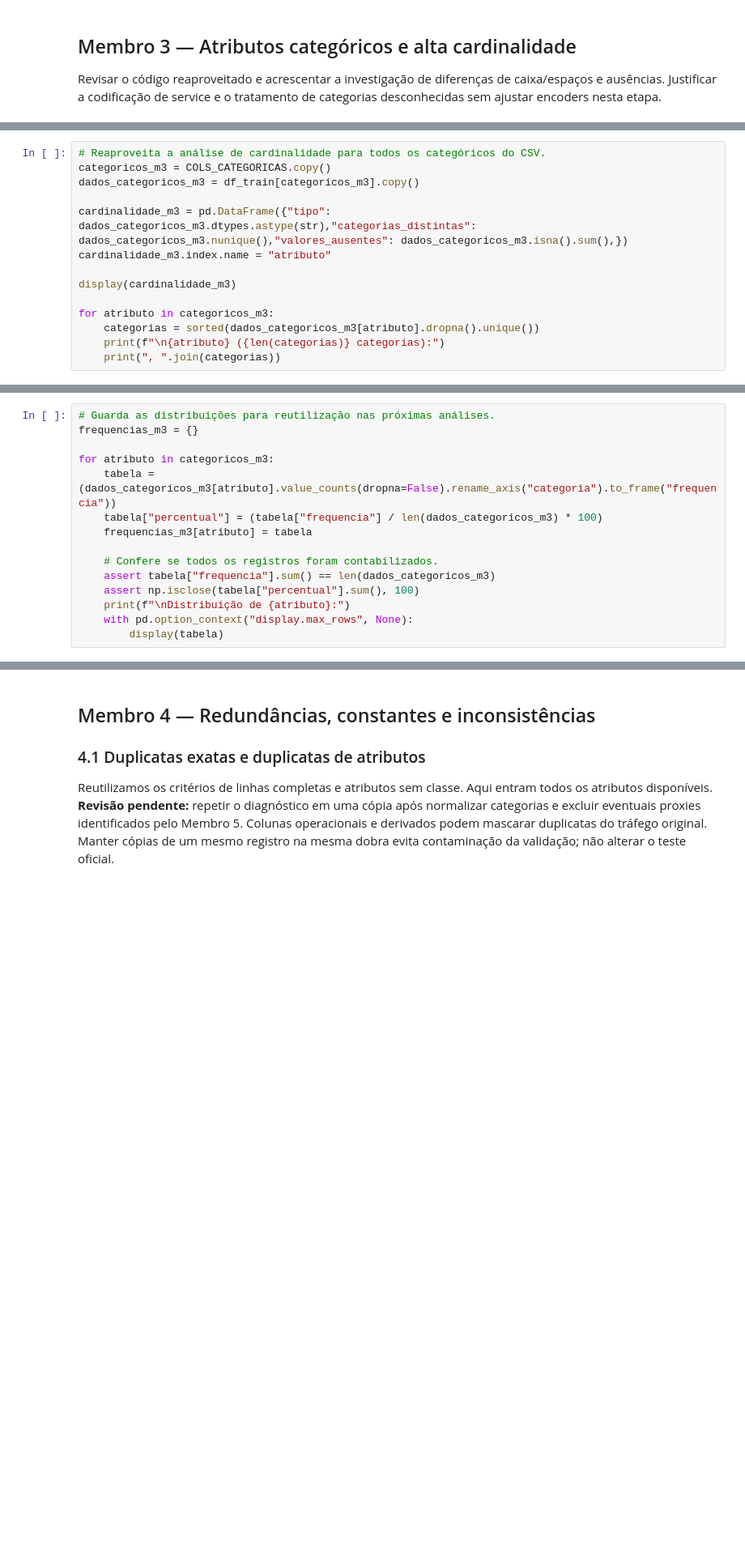
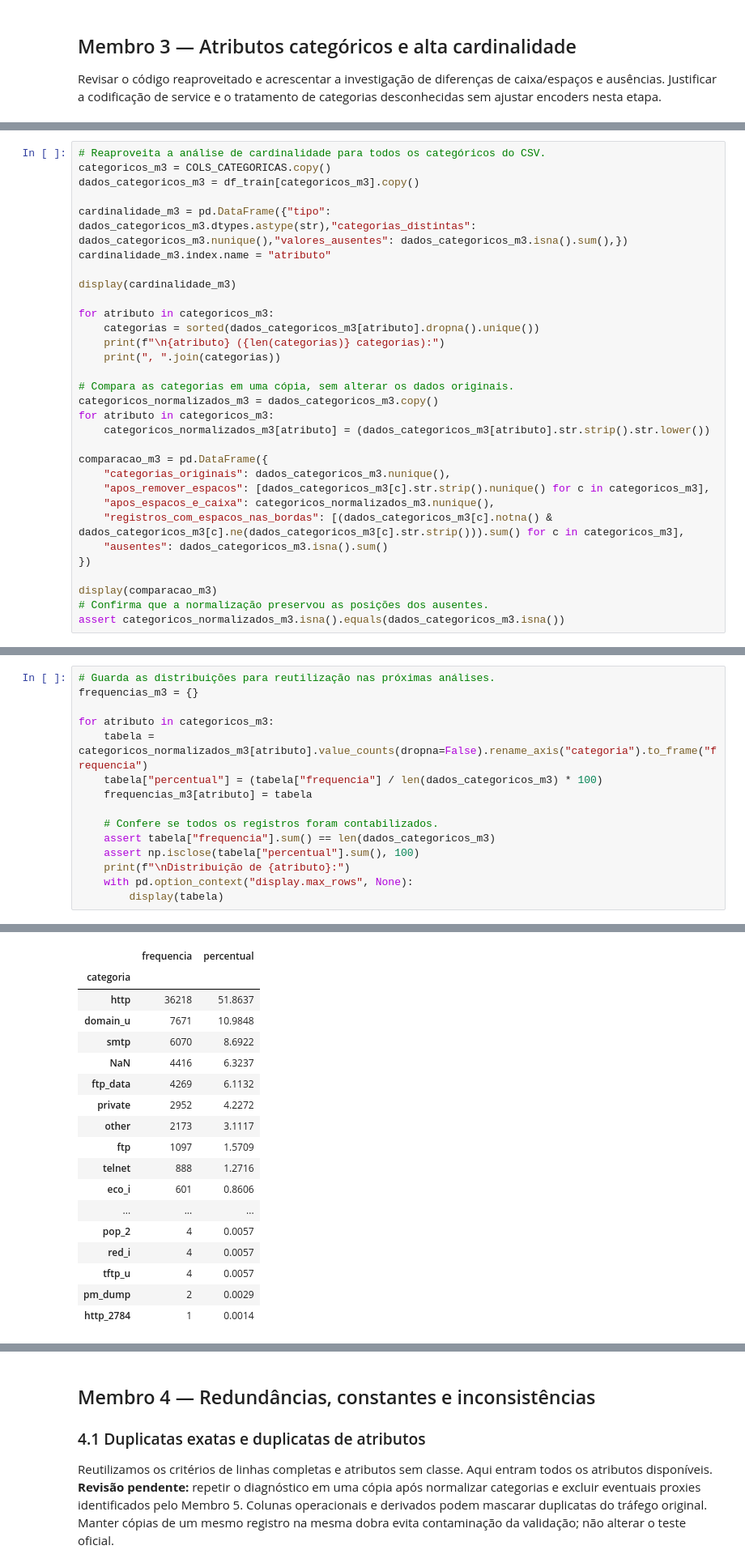
Before and after one commit to matheusmra/tp-ia, a Jupyter notebook: notebooks/01_analise_exploratoria.ipynb, the cells around one changed output, grey strips where cells are left out. Shown at 81% size. Saved outputs shown, nothing was run; the diff lists cells and outputs as text; blank space fills up the shorter version.

```diff
--- a/notebooks/01_analise_exploratoria.ipynb
+++ b/notebooks/01_analise_exploratoria.ipynb
@@ -476,3 +684,20 @@ for atributo in categoricos_m3:
     categorias = sorted(dados_categoricos_m3[atributo].dropna().unique())
     print(f"\n{atributo} ({len(categorias)} categorias):")
     print(", ".join(categorias))
+
+# Compara as categorias em uma cópia, sem alterar os dados originais.
+categoricos_normalizados_m3 = dados_categoricos_m3.copy()
+for atributo in categoricos_m3:
+    categoricos_normalizados_m3[atributo] = (dados_categoricos_m3[atributo].str.strip().str.lower())
+
+comparacao_m3 = pd.DataFrame({
+    "categorias_originais": dados_categoricos_m3.nunique(),
+    "apos_remover_espacos": [dados_categoricos_m3[c].str.strip().nunique() for c in categoricos_m3],
+    "apos_espacos_e_caixa": categoricos_normalizados_m3.nunique(),
+    "registros_com_espacos_nas_bordas": [(dados_categoricos_m3[c].notna() & dados_categoricos_m3[c].ne(dados_categoricos_m3[c].str.strip())).sum() for c in categoricos_m3],
+    "ausentes": dados_categoricos_m3.isna().sum()
+})
+
+display(comparacao_m3)
+# Confirma que a normalização preservou as posições dos ausentes.
+assert categoricos_normalizados_m3.isna().equals(dados_categoricos_m3.isna())
@@ -487,7 +735,7 @@ As tabelas permitem identificar categorias dominantes e pouco representadas.
 frequencias_m3 = {}
 
 for atributo in categoricos_m3:
-    tabela = (dados_categoricos_m3[atributo].value_counts(dropna=False).rename_axis("categoria").to_frame("frequencia"))
+    tabela = categoricos_normalizados_m3[atributo].value_counts(dropna=False).rename_axis("categoria").to_frame("frequencia")
     tabela["percentual"] = (tabela["frequencia"] / len(dados_categoricos_m3) * 100)
     frequencias_m3[atributo] = tabela
 
@@ -497,3 +745,4 @@ for atributo in categoricos_m3:
     print(f"\nDistribuição de {atributo}:")
     with pd.option_context("display.max_rows", None):
         display(tabela)
+# %% [output]
@@ -499,0 +756,18 @@ for atributo in categoricos_m3:
+|  | frequencia | percentual |
+| categoria |  |  |
+| http | 36218 | 51.8637 |
+| domain_u | 7671 | 10.9848 |
+| smtp | 6070 | 8.6922 |
+| NaN | 4416 | 6.3237 |
+| ftp_data | 4269 | 6.1132 |
+| private | 2952 | 4.2272 |
+| other | 2173 | 3.1117 |
+| ftp | 1097 | 1.5709 |
+| telnet | 888 | 1.2716 |
+| eco_i | 601 | 0.8606 |
+| ... | ... | ... |
+| pop_2 | 4 | 0.0057 |
+| red_i | 4 | 0.0057 |
+| tftp_u | 4 | 0.0057 |
+| pm_dump | 2 | 0.0029 |
+| http_2784 | 1 | 0.0014 |
```
Also changed, not shown: parts of 27 cells of this notebook.
